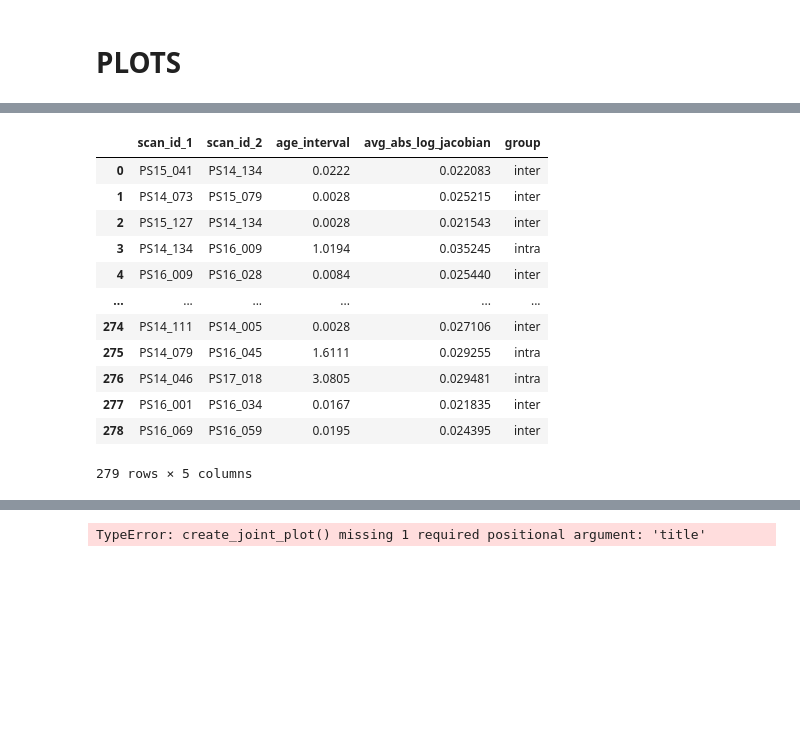
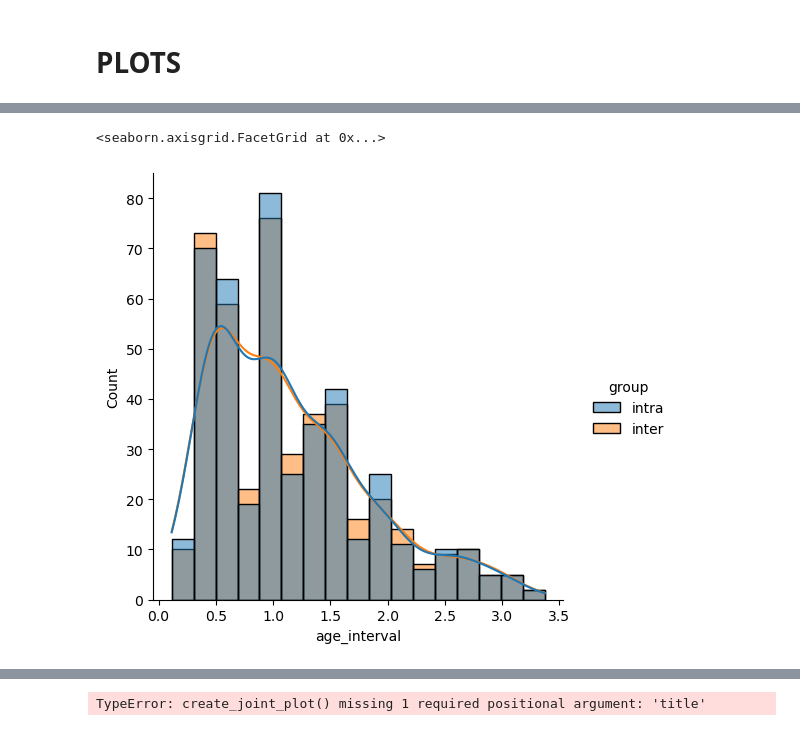
Before and after one commit to neuropoly/pediatric-intra-inter-encoding, a Jupyter notebook: notebooks/plots.ipynb, the cells around one changed output, grey strips where cells are left out. Drawn from its saved outputs; the diff is of its cells as text; code cells hidden in the pictures; blank space fills up the shorter version.

Commit message:
Added logJacobian analysis

```diff
--- a/notebooks/plots.ipynb
+++ b/notebooks/plots.ipynb
@@ -779,16 +130,0 @@ dtype: float64
-# %%
-data
-# %% [output]
-|  | scan_id_1 | scan_id_2 | age_interval | avg_abs_log_jacobian | group |
-| 0 | PS15_041 | PS14_134 | 0.0222 | 0.022083 | inter |
-| 1 | PS14_073 | PS15_079 | 0.0028 | 0.025215 | inter |
-| 2 | PS15_127 | PS14_134 | 0.0028 | 0.021543 | inter |
-| 3 | PS14_134 | PS16_009 | 1.0194 | 0.035245 | intra |
-| 4 | PS16_009 | PS16_028 | 0.0084 | 0.025440 | inter |
-| ... | ... | ... | ... | ... | ... |
-| 274 | PS14_111 | PS14_005 | 0.0028 | 0.027106 | inter |
-| 275 | PS14_079 | PS16_045 | 1.6111 | 0.029255 | intra |
-| 276 | PS14_046 | PS17_018 | 3.0805 | 0.029481 | intra |
-| 277 | PS16_001 | PS16_034 | 0.0167 | 0.021835 | inter |
-| 278 | PS16_069 | PS16_059 | 0.0195 | 0.024395 | inter |
-279 rows × 5 columns
@@ -794,0 +135,11 @@ data
+# %%
+file_path = 'C:\\Users\\andje\\Downloads\\pairs_ias_r.csv'
+pairs_ias_r = pd.read_csv(file_path)
+
+file_path = 'C:\\Users\\andje\\Downloads\\pairs_ia_r.csv'
+pairs_ia_r = pd.read_csv(file_path)
+# %%
+sns.displot(pairs_ia_r, x="age_interval", hue="group", kde=True)
+# %% [output]
+<seaborn.axisgrid.FacetGrid at 0x...>
+[figure, added]
```
Also changed, not shown: parts of 34 cells of this notebook, 2 other files.
